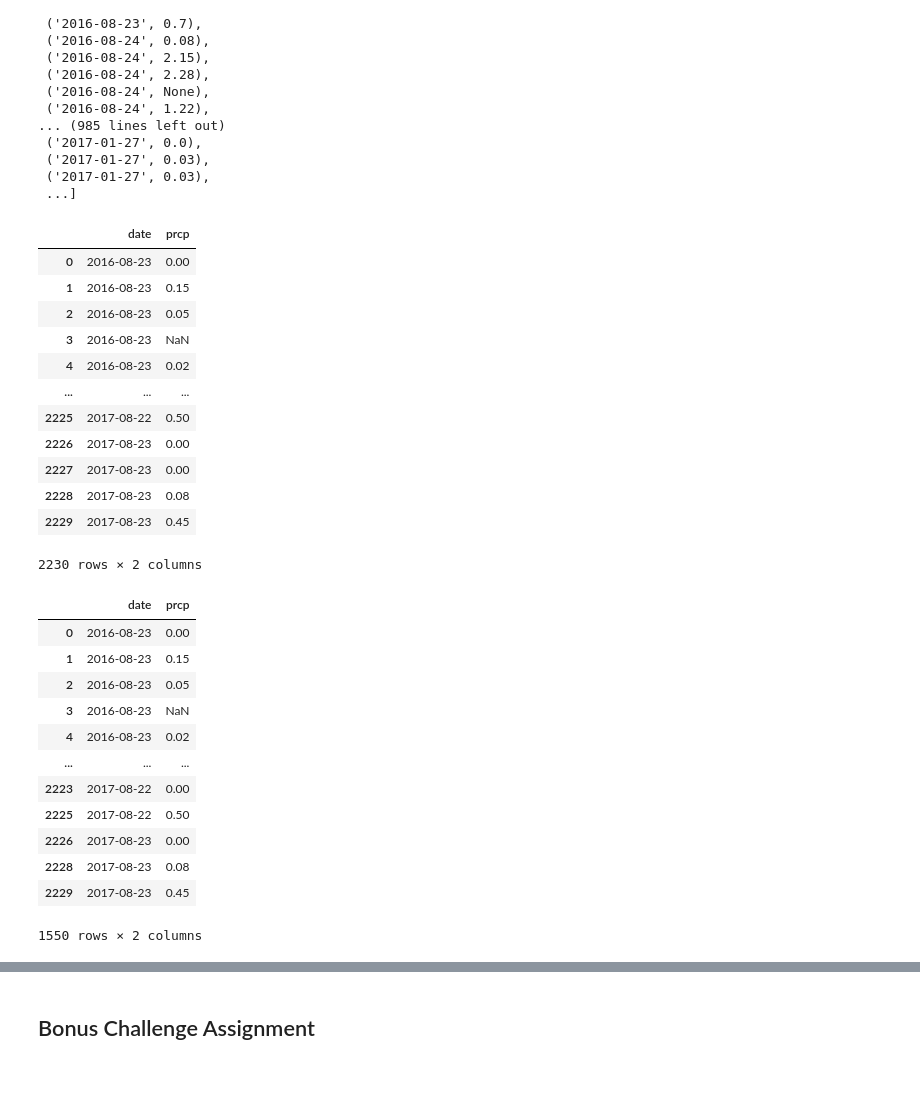
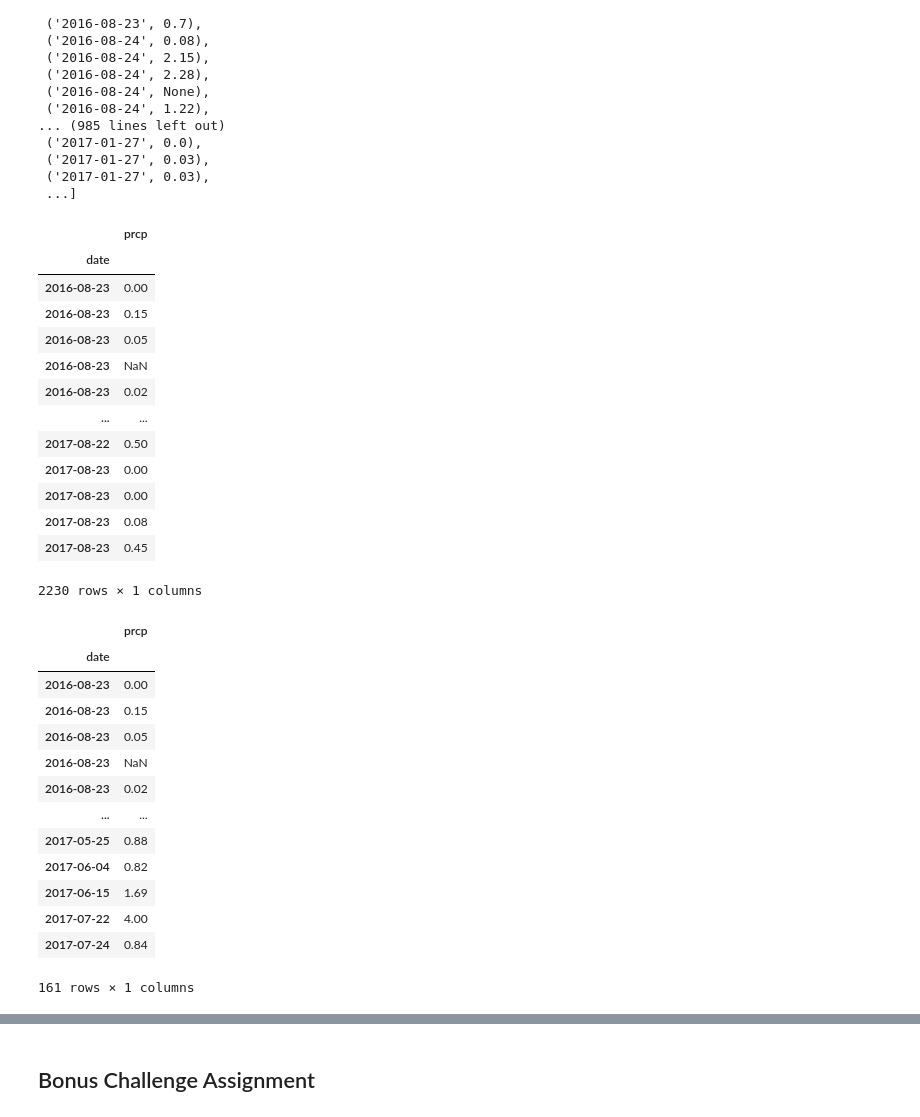
Before and after one commit to marcum531/sqlalchemy-challenge, a Jupyter notebook: Climate.ipynb, the cells around one changed output, grey strips where cells are left out. Drawn from its saved outputs; the diff is of its cells as text; code cells hidden in the pictures; blank space fills up the shorter version.

```diff
--- a/Climate.ipynb
+++ b/Climate.ipynb
@@ -111,39 +104,41 @@ precipitation
 # %%
 # Save the query results as a Pandas DataFrame and set the index to the date column
 precip_df = pd.DataFrame(precipitation)
-precip_df.set_index('date')
+precip_df.set_index("date", inplace = True)
 precip_df
 # %% [output]
-|  | date | prcp |
-| 0 | 2016-08-23 | 0.00 |
-| 1 | 2016-08-23 | 0.15 |
-| 2 | 2016-08-23 | 0.05 |
-| 3 | 2016-08-23 | NaN |
-| 4 | 2016-08-23 | 0.02 |
-| ... | ... | ... |
-| 2225 | 2017-08-22 | 0.50 |
-| 2226 | 2017-08-23 | 0.00 |
-| 2227 | 2017-08-23 | 0.00 |
-| 2228 | 2017-08-23 | 0.08 |
-| 2229 | 2017-08-23 | 0.45 |
+|  | prcp |
+| date |  |
+| 2016-08-23 | 0.00 |
+| 2016-08-23 | 0.15 |
+| 2016-08-23 | 0.05 |
+| 2016-08-23 | NaN |
+| 2016-08-23 | 0.02 |
+| ... | ... |
+| 2017-08-22 | 0.50 |
+| 2017-08-23 | 0.00 |
+| 2017-08-23 | 0.00 |
+| 2017-08-23 | 0.08 |
+| 2017-08-23 | 0.45 |
-2230 rows × 2 columns
+2230 rows × 1 columns
 # %%
 precip_clean_df = precip_df.drop_duplicates()
 precip_clean_df
 # %% [output]
-|  | date | prcp |
-| 0 | 2016-08-23 | 0.00 |
-| 1 | 2016-08-23 | 0.15 |
-| 2 | 2016-08-23 | 0.05 |
-| 3 | 2016-08-23 | NaN |
-| 4 | 2016-08-23 | 0.02 |
-| ... | ... | ... |
-| 2223 | 2017-08-22 | 0.00 |
-| 2225 | 2017-08-22 | 0.50 |
-| 2226 | 2017-08-23 | 0.00 |
-| 2228 | 2017-08-23 | 0.08 |
-| 2229 | 2017-08-23 | 0.45 |
+|  | prcp |
+| date |  |
+| 2016-08-23 | 0.00 |
+| 2016-08-23 | 0.15 |
+| 2016-08-23 | 0.05 |
+| 2016-08-23 | NaN |
+| 2016-08-23 | 0.02 |
+| ... | ... |
+| 2017-05-25 | 0.88 |
+| 2017-06-04 | 0.82 |
+| 2017-06-15 | 1.69 |
+| 2017-07-22 | 4.00 |
+| 2017-07-24 | 0.84 |
-1550 rows × 2 columns
+161 rows × 1 columns
 # %%
 precip_clean2_df = precip_clean_df.dropna()
 precip_clean2_df
```
Also changed, not shown: parts of 23 cells of this notebook.
